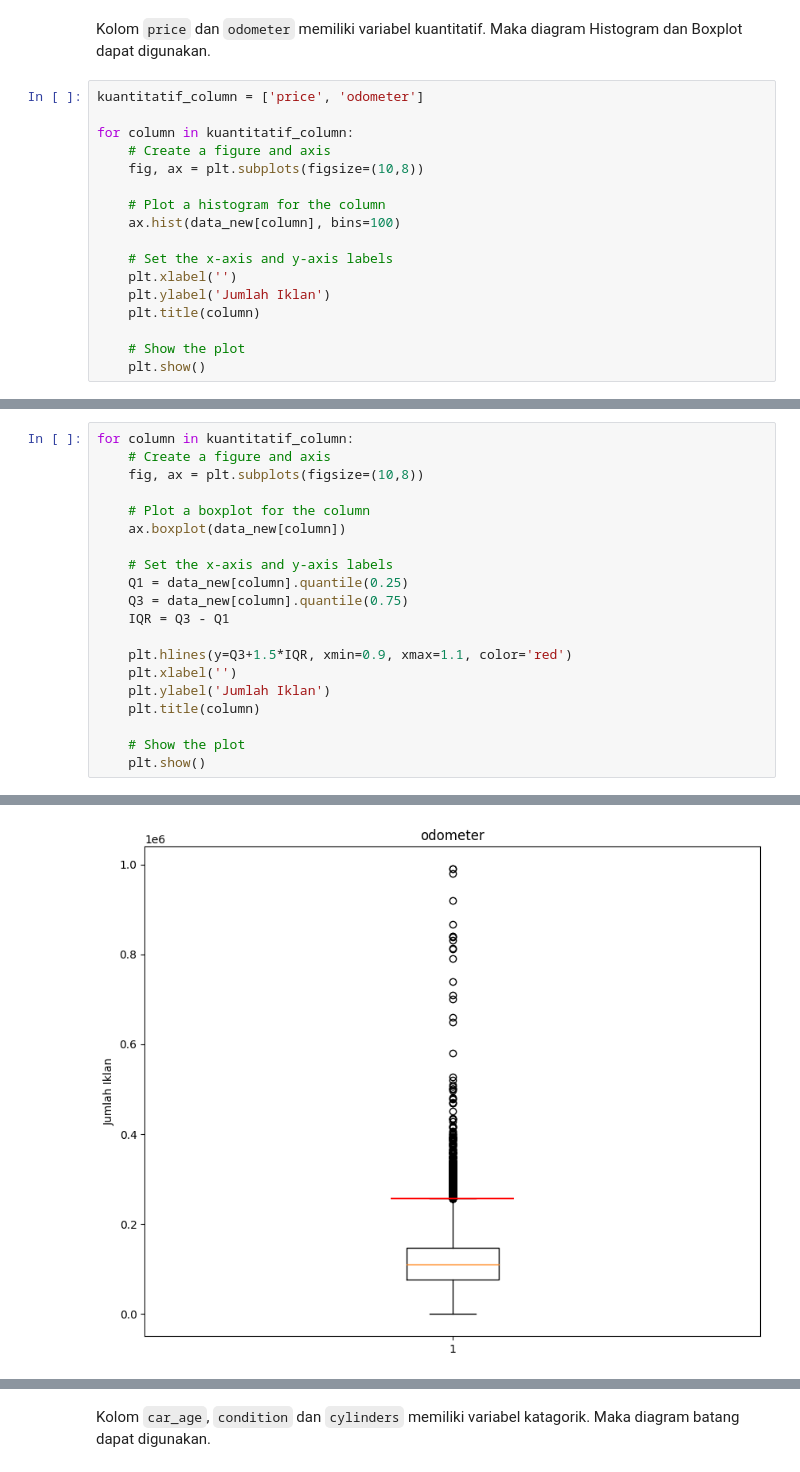
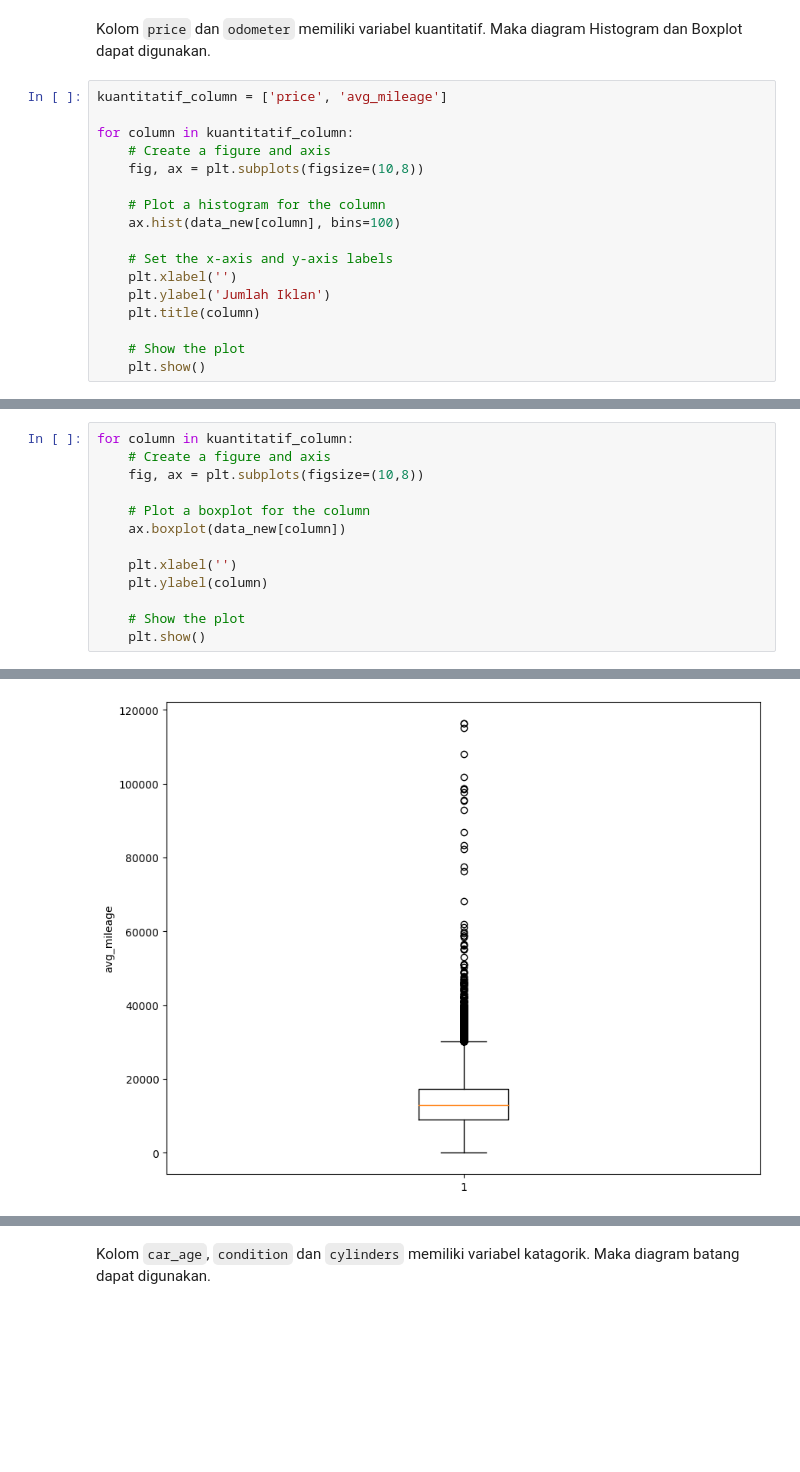
Before and after one commit to ShirotaT/DataAnalyst_Practicum, a Jupyter notebook: Project_3/57ec1497-8bd0-4989-ae0f-b3a815bc570b.ipynb, the cells around one changed output, grey strips where cells are left out. Cells and saved outputs as stored; diff of their text form; blank space fills up the shorter version.

```diff
--- a/Project_3/57ec1497-8bd0-4989-ae0f-b3a815bc570b.ipynb
+++ b/Project_3/57ec1497-8bd0-4989-ae0f-b3a815bc570b.ipynb
@@ -672,7 +598,7 @@ data_new[['price', 'car_age', 'odometer', 'condition', 'cylinders']]
 # %% [markdown]
 Kolom `price` dan `odometer` memiliki variabel kuantitatif. Maka diagram Histogram dan Boxplot dapat digunakan.
 # %%
-kuantitatif_column = ['price', 'odometer']
+kuantitatif_column = ['price', 'avg_mileage']
 
 for column in kuantitatif_column:
     # Create a figure and axis
@@ -705,15 +631,8 @@ for column in kuantitatif_column:
     # Plot a boxplot for the column
     ax.boxplot(data_new[column])
 
-    # Set the x-axis and y-axis labels
-    Q1 = data_new[column].quantile(0.25)
-    Q3 = data_new[column].quantile(0.75)
-    IQR = Q3 - Q1
-
-    plt.hlines(y=Q3+1.5*IQR, xmin=0.9, xmax=1.1, color='red')
     plt.xlabel('')
-    plt.ylabel('Jumlah Iklan')
-    plt.title(column)
+    plt.ylabel(column)
 
     # Show the plot
     plt.show()
@@ -722,2 +641,2 @@ for column in kuantitatif_column:
-[figure, old version]
+[figure, new version]
 # %%
```
Also changed, not shown: parts of 44 cells of this notebook.
